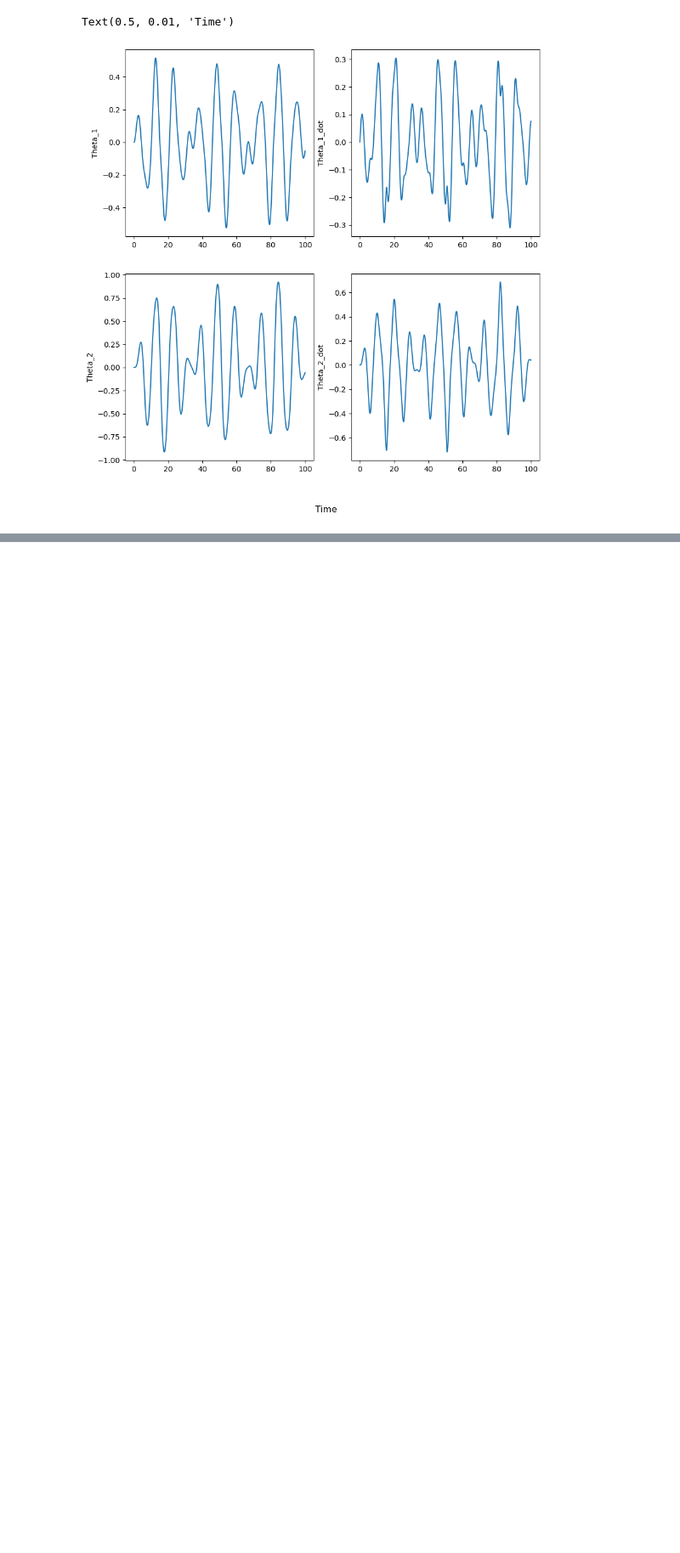
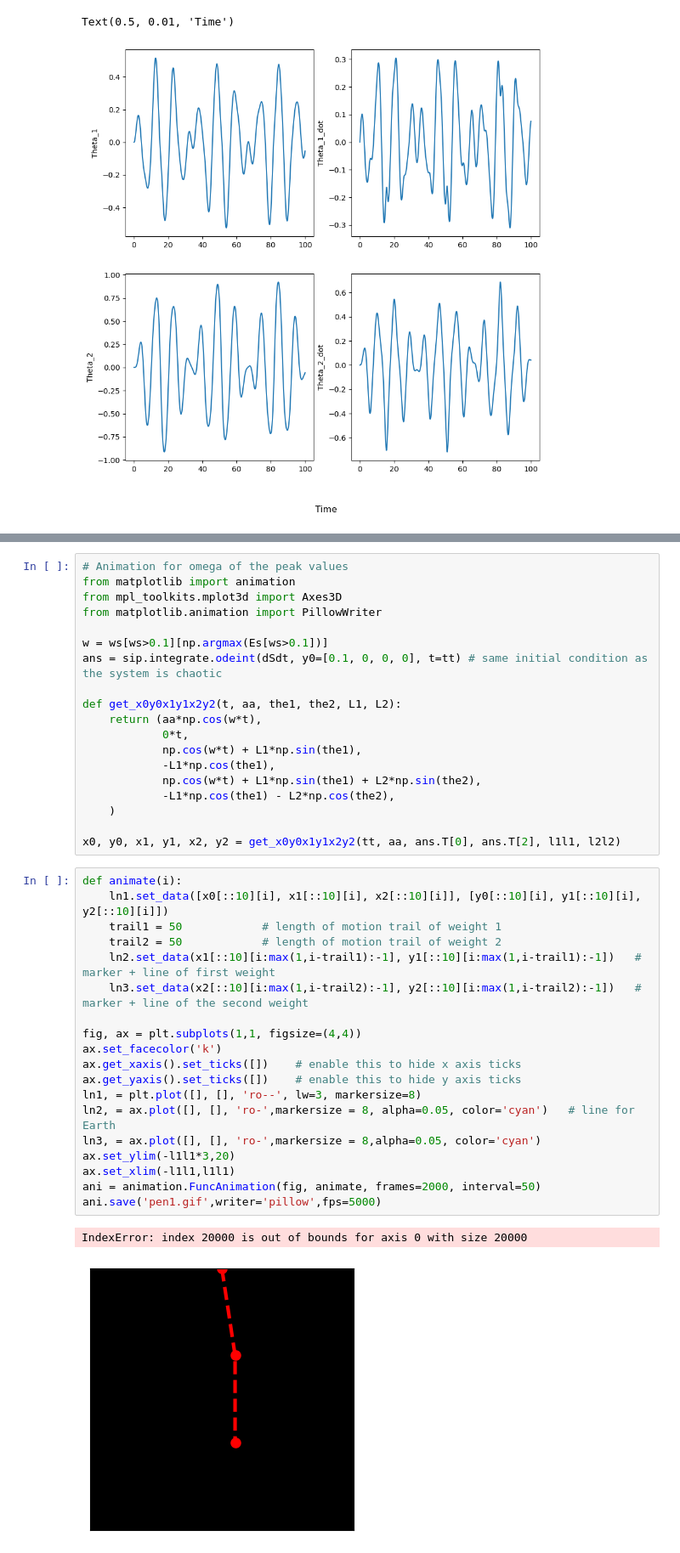
Before and after one commit to M-Bouchaala/Double_Pendilum, a Jupyter notebook: equations.ipynb, the cells around one changed output, grey strips where cells are left out. Shown: that part at 85% size. Cells and saved outputs as stored; diff of their text form; blank space fills up the shorter version.

```diff
--- a/equations.ipynb
+++ b/equations.ipynb
@@ -213,0 +213,41 @@ plt.grid()
+# %%
+# Animation for omega of the peak values
+from matplotlib import animation
+from mpl_toolkits.mplot3d import Axes3D
+from matplotlib.animation import PillowWriter
+
+w = ws[ws>0.1][np.argmax(Es[ws>0.1])]
+ans = sip.integrate.odeint(dSdt, y0=[0.1, 0, 0, 0], t=tt) # same initial condition as the system is chaotic
+
+def get_x0y0x1y1x2y2(t, aa, the1, the2, L1, L2):
+    return (aa*np.cos(w*t),
+            0*t,
+            np.cos(w*t) + L1*np.sin(the1),
+            -L1*np.cos(the1),
+            np.cos(w*t) + L1*np.sin(the1) + L2*np.sin(the2),
+            -L1*np.cos(the1) - L2*np.cos(the2),
+    )
+
+x0, y0, x1, y1, x2, y2 = get_x0y0x1y1x2y2(tt, aa, ans.T[0], ans.T[2], l1l1, l2l2)
+# %%
+def animate(i):
+    ln1.set_data([x0[::10][i], x1[::10][i], x2[::10][i]], [y0[::10][i], y1[::10][i], y2[::10][i]])
+    trail1 = 50            # length of motion trail of weight 1
+    trail2 = 50            # length of motion trail of weight 2
+    ln2.set_data(x1[::10][i:max(1,i-trail1):-1], y1[::10][i:max(1,i-trail1):-1])   # marker + line of first weight
+    ln3.set_data(x2[::10][i:max(1,i-trail2):-1], y2[::10][i:max(1,i-trail2):-1])   # marker + line of the second weight
+
+fig, ax = plt.subplots(1,1, figsize=(4,4))
+ax.set_facecolor('k')
+ax.get_xaxis().set_ticks([])    # enable this to hide x axis ticks
+ax.get_yaxis().set_ticks([])    # enable this to hide y axis ticks
+ln1, = plt.plot([], [], 'ro--', lw=3, markersize=8)
+ln2, = ax.plot([], [], 'ro-',markersize = 8, alpha=0.05, color='cyan')   # line for Earth
+ln3, = ax.plot([], [], 'ro-',markersize = 8,alpha=0.05, color='cyan')
+ax.set_ylim(-l1l1*3,20)
+ax.set_xlim(-l1l1,l1l1)
+ani = animation.FuncAnimation(fig, animate, frames=2000, interval=50)
+ani.save('pen1.gif',writer='pillow',fps=5000)
+# %% [output]
+IndexError: index 20000 is out of bounds for axis 0 with size 20000
+[figure, added]
```
Also changed, not shown: parts of 2 cells of this notebook, 1 other file.
